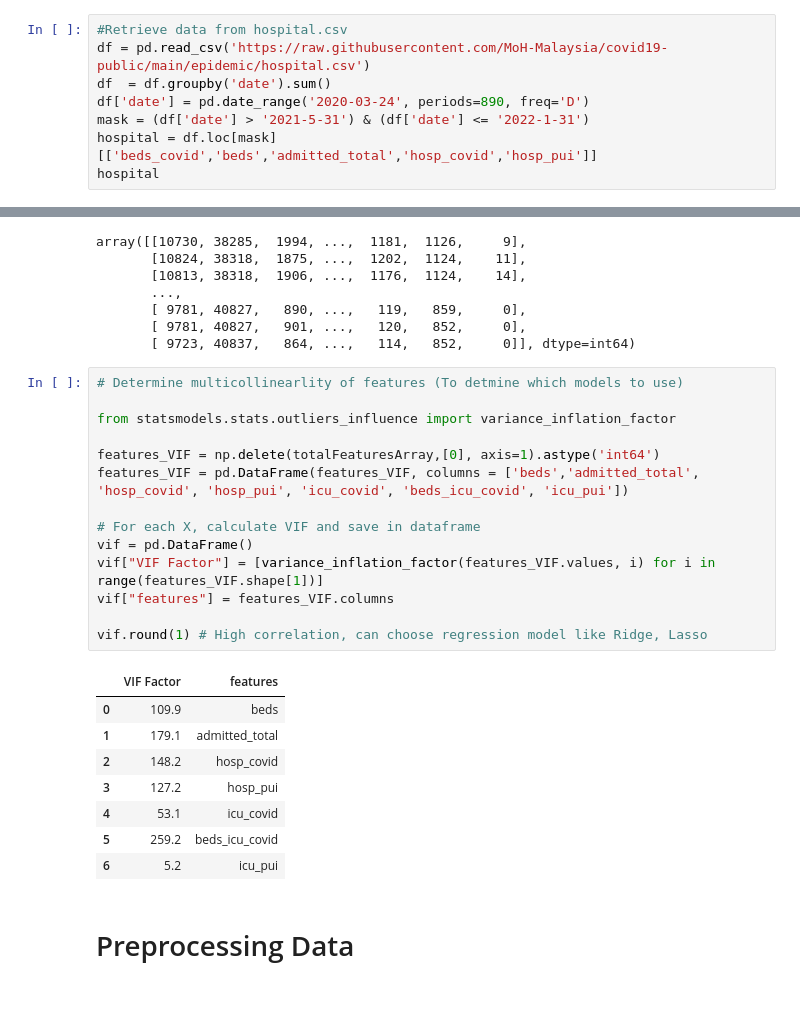
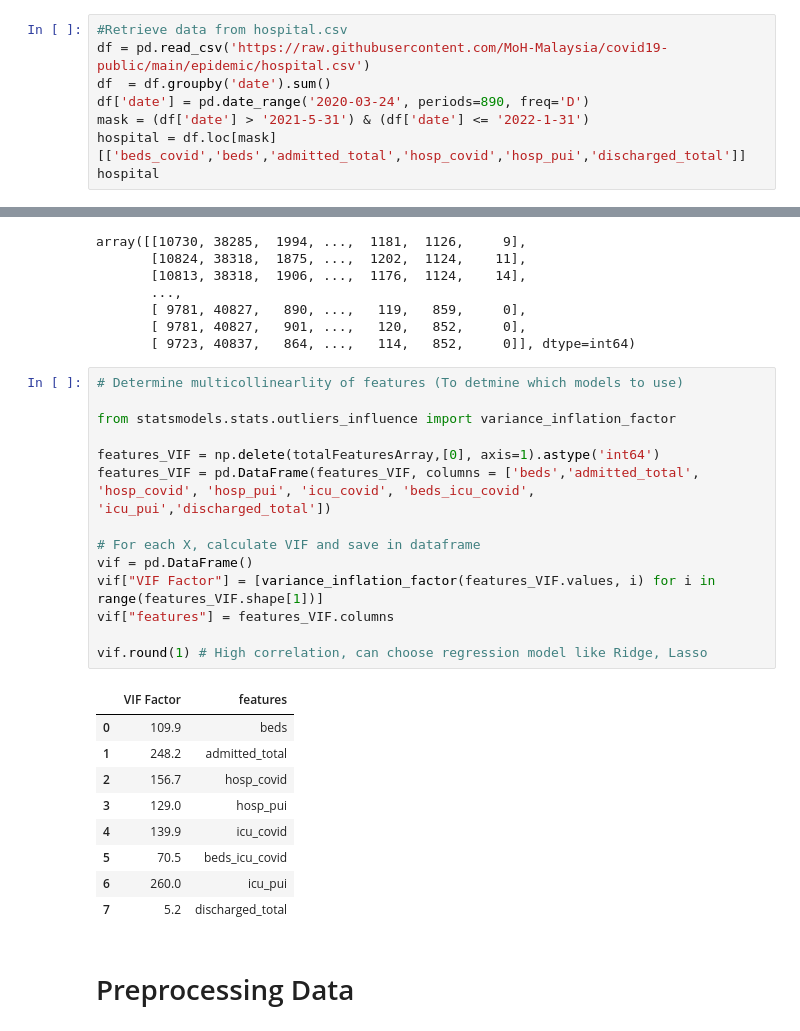
Before and after one commit to JsonLu0910/Ai-Lab3, a Jupyter notebook: Lab3_P7_G6.ipynb, the cells around one changed output, grey strips where cells are left out. Saved outputs shown, nothing was run; the diff lists cells and outputs as text; blank space fills up the shorter version.

```diff
--- a/Lab3_P7_G6.ipynb
+++ b/Lab3_P7_G6.ipynb
@@ -12,6 +12,6 @@ df = pd.read_csv('https://raw.githubusercontent.com/MoH-Malaysia/covid19-public/
 df  = df.groupby('date').sum()
 df['date'] = pd.date_range('2020-03-24', periods=890, freq='D')
 mask = (df['date'] > '2021-5-31') & (df['date'] <= '2022-1-31')
-hospital = df.loc[mask][['beds_covid','beds','admitted_total','hosp_covid','hosp_pui']]
+hospital = df.loc[mask][['beds_covid','beds','admitted_total','hosp_covid','hosp_pui','discharged_total']]
 hospital
 # %% [output]
@@ -88,26 +88,27 @@ array([[10730, 38285,  1994, ...,  1181,  1126,     9],
 # %%
 # Determine multicollinearlity of features (To detmine which models to use)
 
 from statsmodels.stats.outliers_influence import variance_inflation_factor
 
 features_VIF = np.delete(totalFeaturesArray,[0], axis=1).astype('int64')
-features_VIF = pd.DataFrame(features_VIF, columns = ['beds','admitted_total', 'hosp_covid', 'hosp_pui', 'icu_covid', 'beds_icu_covid', 'icu_pui'])
+features_VIF = pd.DataFrame(features_VIF, columns = ['beds','admitted_total', 'hosp_covid', 'hosp_pui', 'icu_covid', 'beds_icu_covid', 'icu_pui','discharged_total'])
 
 # For each X, calculate VIF and save in dataframe
 vif = pd.DataFrame()
 vif["VIF Factor"] = [variance_inflation_factor(features_VIF.values, i) for i in range(features_VIF.shape[1])]
 vif["features"] = features_VIF.columns
 
 vif.round(1) # High correlation, can choose regression model like Ridge, Lasso
 # %% [output]
 |  | VIF Factor | features |
 | 0 | 109.9 | beds |
-| 1 | 179.1 | admitted_total |
-| 2 | 148.2 | hosp_covid |
-| 3 | 127.2 | hosp_pui |
-| 4 | 53.1 | icu_covid |
-| 5 | 259.2 | beds_icu_covid |
-| 6 | 5.2 | icu_pui |
+| 1 | 248.2 | admitted_total |
+| 2 | 156.7 | hosp_covid |
+| 3 | 129.0 | hosp_pui |
+| 4 | 139.9 | icu_covid |
+| 5 | 70.5 | beds_icu_covid |
+| 6 | 260.0 | icu_pui |
+| 7 | 5.2 | discharged_total |
 # %% [markdown]
 # Preprocessing Data
 # %%
```
Also changed, not shown: parts of 11 cells of this notebook.
